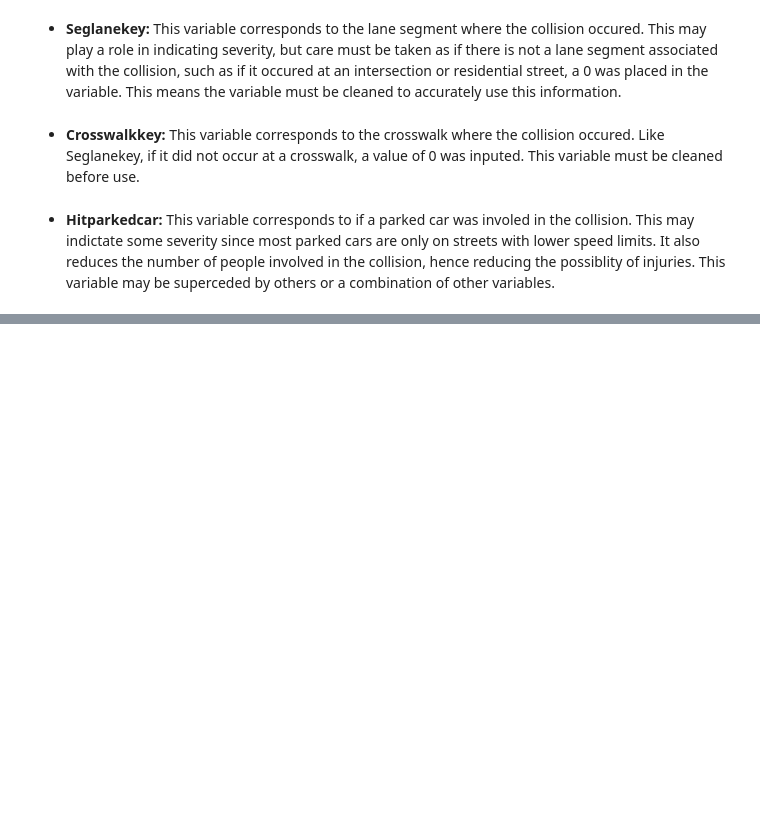
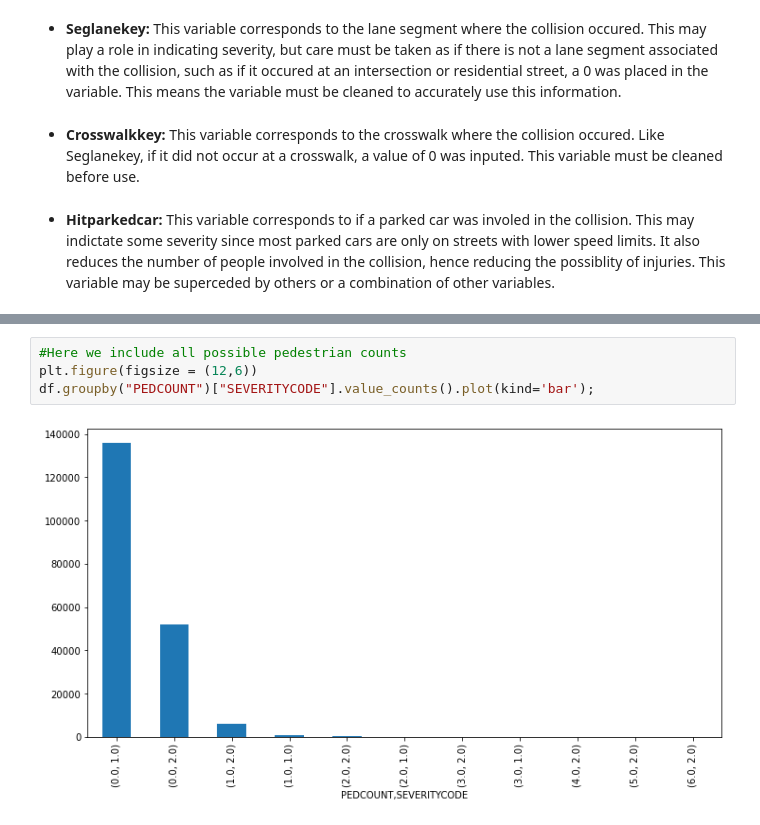
Before and after one commit to lucaskramer/DataScienceCapstoneProject, a Jupyter notebook: AppliedDataScienceCapstone_DataDescription.ipynb, the cells around one changed output, grey strips where cells are left out. Cells and saved outputs as stored; diff of their text form; blank space fills up the shorter version.

```diff
--- a/AppliedDataScienceCapstone_DataDescription.ipynb
+++ b/AppliedDataScienceCapstone_DataDescription.ipynb
@@ -82,0 +161,6 @@ This dataset contains information about collisions that occured in Seattle, Wash
+# %%
+#Here we include all possible pedestrian counts
+plt.figure(figsize = (12,6))
+df.groupby("PEDCOUNT")["SEVERITYCODE"].value_counts().plot(kind='bar');
+# %% [output]
+[figure, added]
```
Also changed, not shown: parts of 23 cells of this notebook.
